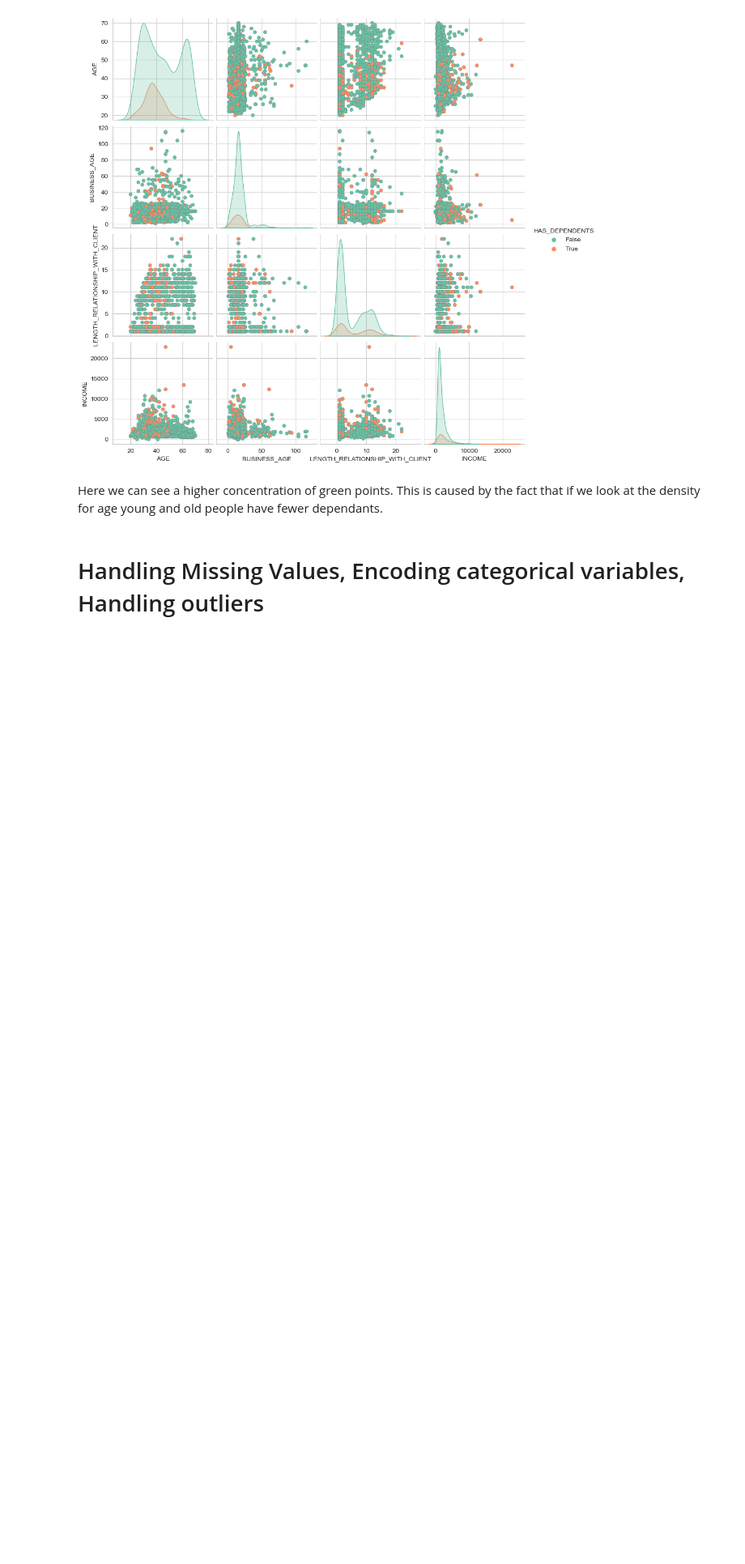
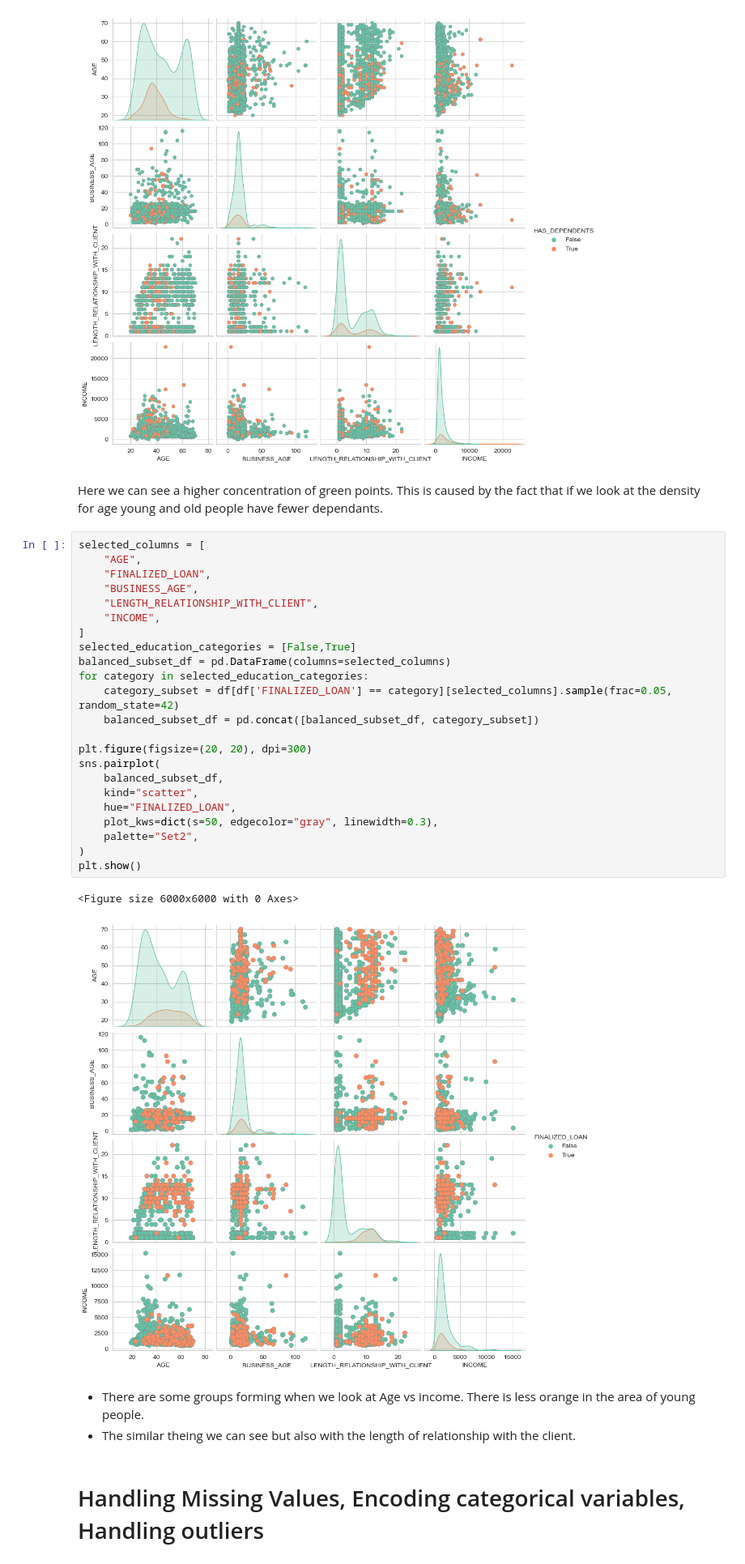
Before and after one commit to Michael-Pytel/Consumer-Loans-Analysis, a Jupyter notebook: notebooks/eda_processing.ipynb, the cells around one changed output. Shown at 81% size. Cells and saved outputs as stored; diff of their text form; blank space fills up the shorter version.

```diff
--- a/notebooks/eda_processing.ipynb
+++ b/notebooks/eda_processing.ipynb
@@ -494,6 +500,35 @@ plt.show()
 [figure]
 # %% [markdown]
 Here we can see a higher concentration of green points. This is caused by the fact that if we look at the density for age young and old people have fewer dependants.
+# %%
+selected_columns = [
+    "AGE",
+    "FINALIZED_LOAN",
+    "BUSINESS_AGE",
+    "LENGTH_RELATIONSHIP_WITH_CLIENT",
+    "INCOME",
+]
+selected_education_categories = [False,True]
+balanced_subset_df = pd.DataFrame(columns=selected_columns)
+for category in selected_education_categories:
+    category_subset = df[df['FINALIZED_LOAN'] == category][selected_columns].sample(frac=0.05, random_state=42)
+    balanced_subset_df = pd.concat([balanced_subset_df, category_subset])
+
+plt.figure(figsize=(20, 20), dpi=300)
+sns.pairplot(
+    balanced_subset_df,
+    kind="scatter",
+    hue="FINALIZED_LOAN",
+    plot_kws=dict(s=50, edgecolor="gray", linewidth=0.3),
+    palette="Set2",
+)
+plt.show()
+# %% [output]
+<Figure size 6000x6000 with 0 Axes>
+[figure, added]
+# %% [markdown]
+* There are some groups forming when we look at Age vs income. There is less orange in the area of young people.
+* The similar theing we can see but also with the length of relationship with the client.
 # %% [markdown]
 # Handling Missing Values, Encoding categorical variables, Handling outliers
 # %%
```
Also changed, not shown: parts of 9 cells of this notebook.
